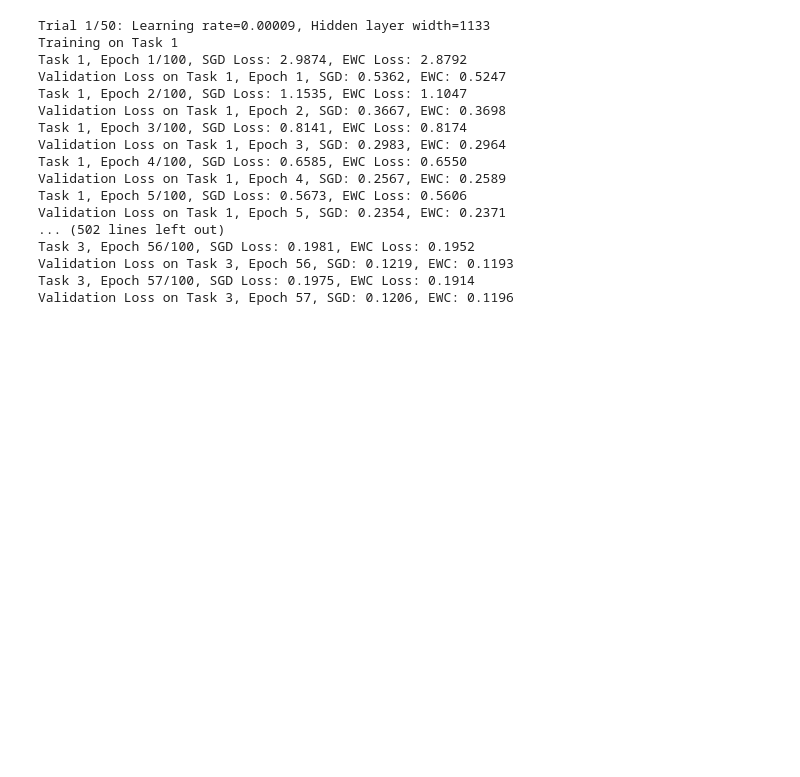
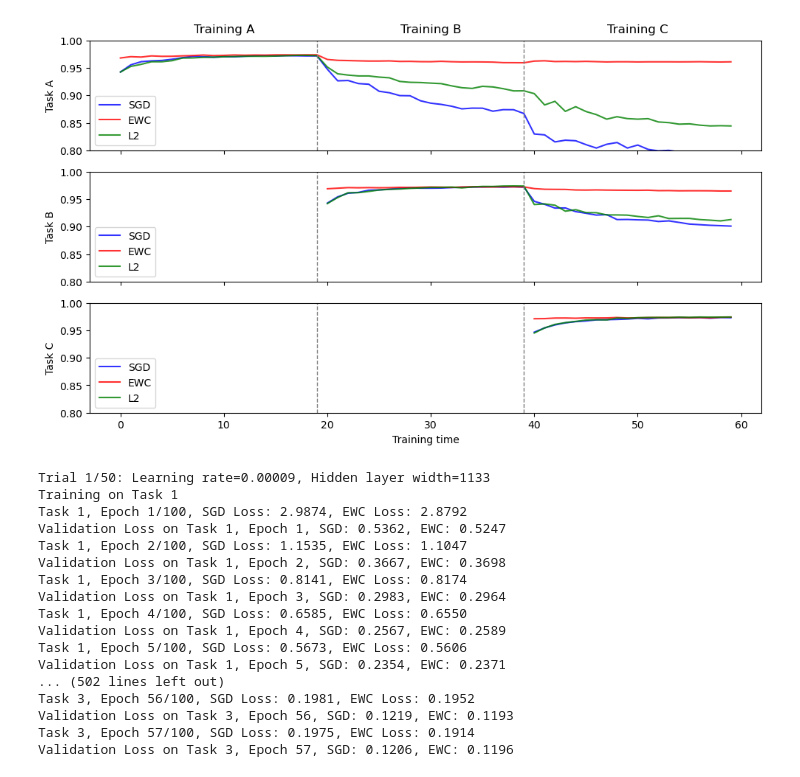
Before and after one commit to AleksicJelisaveta/EE411---Project, a Jupyter notebook: MNIST_demo.ipynb, the cells around one changed output. Drawn from its saved outputs; the diff is of its cells as text; code cells hidden in the pictures; blank space fills up the shorter version.

Commit message:
added first plot

```diff
--- a/MNIST_demo.ipynb
+++ b/MNIST_demo.ipynb
@@ -46,3 +26,101 @@ Accuracy on task 1 with L2 regularization: 0.8371
+# %%
+import numpy as np
+import matplotlib.pyplot as plt
+
+sgd_A = [epoch_accuracies_A1, epoch_accuracies_A2, epoch_accuracies_A3]
+ewc_A = [epoch_accuracies_A1_ewc, epoch_accuracies_A2_ewc, epoch_accuracies_A3_ewc]
+l2_A = [epoch_accuracies_A1_L2, epoch_accuracies_A2_L2, epoch_accuracies_A3_L2]
+
+sgd_B = [epoch_accuracies_B1, epoch_accuracies_B2, epoch_accuracies_B3]
+ewc_B = [epoch_accuracies_B1_ewc, epoch_accuracies_B2_ewc, epoch_accuracies_B3_ewc]
+l2_B = [epoch_accuracies_B1_L2, epoch_accuracies_B2_L2, epoch_accuracies_B3_L2]
+
+sgd_C = [epoch_accuracies_C1, epoch_accuracies_C2, epoch_accuracies_C3]
+ewc_C = [epoch_accuracies_C1_ewc, epoch_accuracies_C2_ewc, epoch_accuracies_C3_ewc]
+l2_C = [epoch_accuracies_C1_L2, epoch_accuracies_C2_L2, epoch_accuracies_C3_L2]
+
+# Flatten each list (SGD, EWC, L2) into a single list of accuracies for each task
+sgd_A_flat = [item for sublist in sgd_A for item in sublist]
+ewc_A_flat = [item for sublist in ewc_A for item in sublist]
+l2_A_flat = [item for sublist in l2_A for item in sublist]
+
+sgd_B_flat = [item for sublist in sgd_B for item in sublist]
+ewc_B_flat = [item for sublist in ewc_B for item in sublist]
+l2_B_flat = [item for sublist in l2_B for item in sublist]
+
+sgd_C_flat = [item for sublist in sgd_C for item in sublist]
+ewc_C_flat = [item for sublist in ewc_C for item in sublist]
+l2_C_flat = [item for sublist in l2_C for item in sublist]
+
+# Create time arrays for the x-axis
+max_len_A = len(sgd_A_flat)  # The total number of points for Task A
+time_A = np.arange(max_len_A)
+
+# Task B and C - create time arrays based on the available epochs
+max_len_B = len(sgd_B_flat)
+time_B = np.arange(max_len_B)
+
+max_len_C = len(sgd_C_flat)
+time_C = np.arange(max_len_C)
+
+# Padding with NaNs for Task B (before the last 40 epochs) and Task C (before the last 20 epochs)
+sgd_B_padded = [np.nan] * (max_len_A - max_len_B) + sgd_B_flat
+ewc_B_padded = [np.nan] * (max_len_A - max_len_B) + ewc_B_flat
+l2_B_padded = [np.nan] * (max_len_A - max_len_B) + l2_B_flat
+
+sgd_C_padded = [np.nan] * (max_len_A - max_len_C) + sgd_C_flat
+ewc_C_padded = [np.nan] * (max_len_A - max_len_C) + ewc_C_flat
+l2_C_padded = [np.nan] * (max_len_A - max_len_C) + l2_C_flat
+
+# Adjust time arrays for Task B and C based on the length of padded data
+time_B_padded = np.arange(len(sgd_B_padded))
+time_C_padded = np.arange(len(sgd_C_padded))
+
+# Set up subplots (3 rows, 1 column)
+fig, axes = plt.subplots(3, 1, figsize=(10, 6), sharex=True)
+
+# Colors for the methods
+colors = {'ewc': 'red', 'l2': 'green', 'sgd': 'blue'}
+
+# Plot Task A
+axes[0].plot(time_A, sgd_A_flat, label="SGD", color=colors['sgd'], alpha=0.8)
+axes[0].plot(time_A, ewc_A_flat, label="EWC", color=colors['ewc'], alpha=0.8)
+axes[0].plot(time_A, l2_A_flat, label="L2", color=colors['l2'], alpha=0.8)
+axes[0].axvline(x=19, color='gray', linestyle='--', linewidth=1)
+axes[0].axvline(x=39, color='gray', linestyle='--', linewidth=1)
+axes[0].set_ylabel("Task A")
+axes[0].set_ylim(0.8, 1)
+axes[0].legend(loc="lower left")
+axes[0].text(10, 1.01, "Training A", ha='center', va='bottom', fontsize=12)
+axes[0].text(30, 1.01, "Training B", ha='center', va='bottom', fontsize=12)
+axes[0].text(50, 1.01, "Training C", ha='center', va='bottom', fontsize=12)
+
+# Plot Task B
+axes[1].plot(time_B_padded, sgd_B_padded, label="SGD", color=colors['sgd'], alpha=0.8)
+axes[1].plot(time_B_padded, ewc_B_padded, label="EWC", color=colors['ewc'], alpha=0.8)
+axes[1].plot(time_B_padded, l2_B_padded, label="L2", color=colors['l2'], alpha=0.8)
+axes[1].axvline(x=19, color='gray', linestyle='--', linewidth=1)
+axes[1].axvline(x=39, color='gray', linestyle='--', linewidth=1)
+axes[1].set_ylabel("Task B")
+axes[1].set_ylim(0.8, 1)
+axes[1].legend(loc="lower left")
+
+# Plot Task C
+axes[2].plot(time_C_padded, sgd_C_padded, label="SGD", color=colors['sgd'], alpha=0.8)
+axes[2].plot(time_C_padded, ewc_C_padded, label="EWC", color=colors['ewc'], alpha=0.8)
+axes[2].plot(time_C_padded, l2_C_padded, label="L2", color=colors['l2'], alpha=0.8)
+axes[2].axvline(x=19, color='gray', linestyle='--', linewidth=1)
+axes[2].axvline(x=39, color='gray', linestyle='--', linewidth=1)
+axes[2].set_xlabel("Training time")
+axes[2].set_ylabel("Task C")
+axes[2].set_ylim(0.8, 1)
+axes[2].legend(loc="lower left")
+
+# Show the plot
+plt.tight_layout()
+plt.show()
+# %% [output]
+[figure, added]
 # %%
 run_experiment_2B_with_ewc(permuted_train_loaders)
 # %% [output]
```
Also changed, not shown: parts of 2 cells of this notebook.
